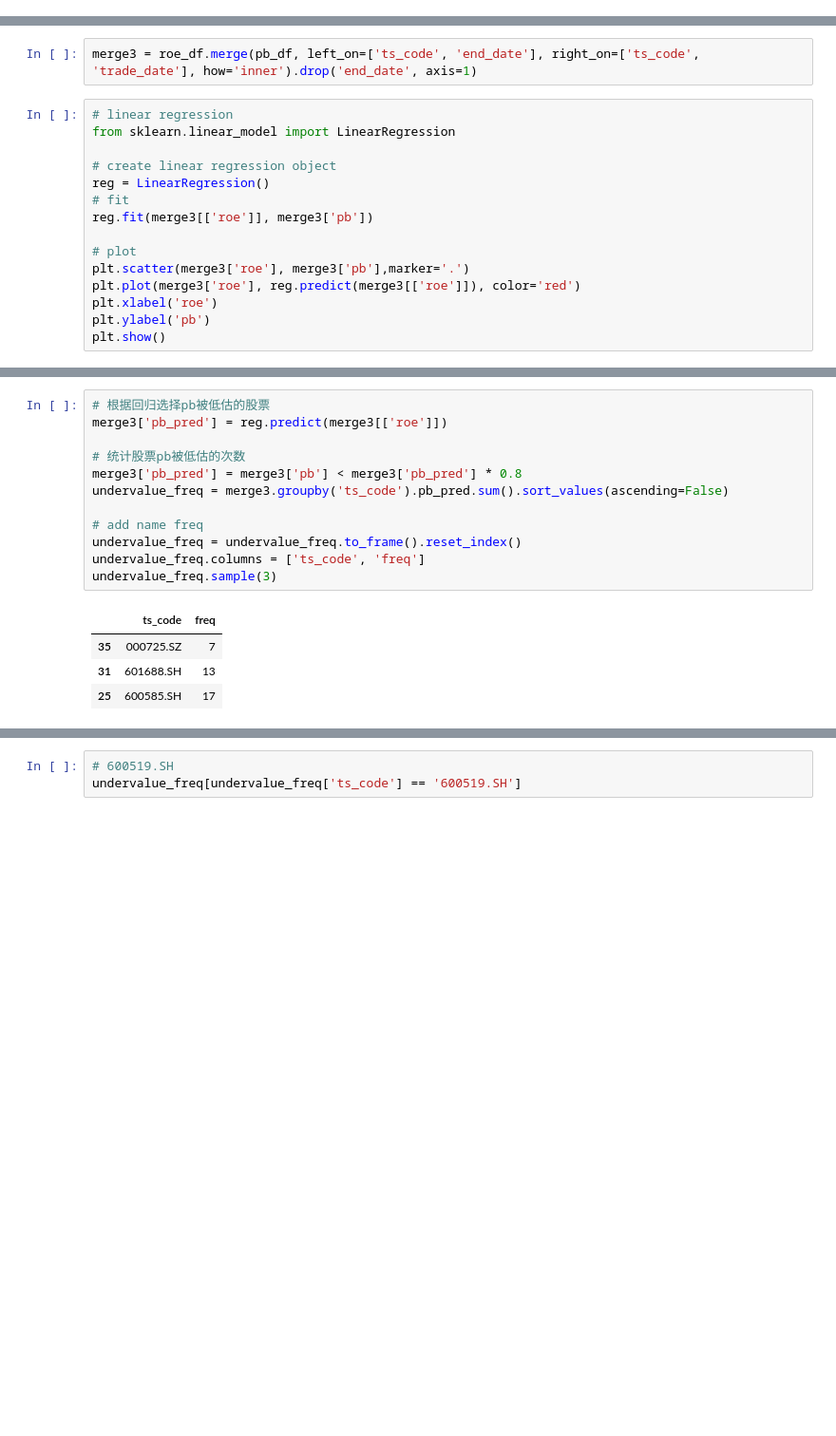
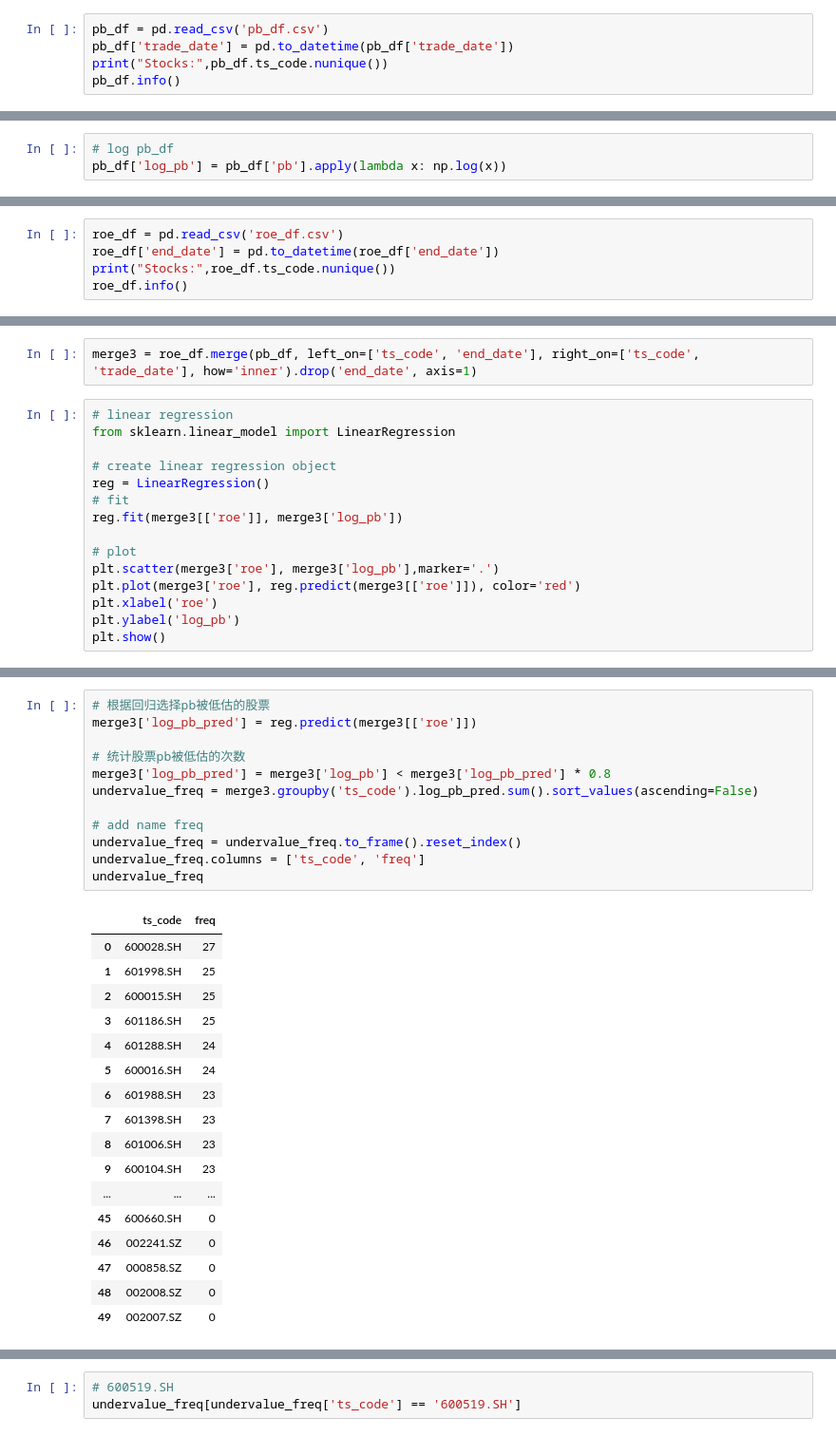
Before and after one commit to daniel620/DRL-for-QT, a Jupyter notebook: PB_ROE/PB_ROE.ipynb, the cells around one changed output, grey strips where cells are left out. Shown: that part at 95% size. Saved outputs shown, nothing was run; the diff lists cells and outputs as text; blank space fills up the shorter version.

```diff
--- a/PB_ROE/PB_ROE.ipynb
+++ b/PB_ROE/PB_ROE.ipynb
@@ -109,0 +116,5 @@ pb_df.tail(10)
+# %%
+pb_df = pd.read_csv('pb_df.csv')
+pb_df['trade_date'] = pd.to_datetime(pb_df['trade_date'])
+print("Stocks:",pb_df.ts_code.nunique())
+pb_df.info()
@@ -110,3 +136,6 @@ pb_df.tail(10)
+# %%
+# log pb_df
+pb_df['log_pb'] = pb_df['pb'].apply(lambda x: np.log(x))
 # %%
 print(pb_df.trade_date.nunique())
 print(pb_df.ts_code.nunique())
@@ -177,3 +207,8 @@ roe_df.tail(10)
 | 1 | 601998.SH | 2022-09-30 | 7.3369 |
 | 2 | 601998.SH | 2022-09-30 | 7.3369 |
 | 0 | 601998.SH | 2022-12-31 | 9.6155 |
+# %%
+roe_df = pd.read_csv('roe_df.csv')
+roe_df['end_date'] = pd.to_datetime(roe_df['end_date'])
+print("Stocks:",roe_df.ts_code.nunique())
+roe_df.info()
@@ -188,12 +235,12 @@ from sklearn.linear_model import LinearRegression
 # create linear regression object
 reg = LinearRegression()
 # fit
-reg.fit(merge3[['roe']], merge3['pb'])
+reg.fit(merge3[['roe']], merge3['log_pb'])
 
 # plot
-plt.scatter(merge3['roe'], merge3['pb'],marker='.')
+plt.scatter(merge3['roe'], merge3['log_pb'],marker='.')
 plt.plot(merge3['roe'], reg.predict(merge3[['roe']]), color='red')
 plt.xlabel('roe')
-plt.ylabel('pb')
+plt.ylabel('log_pb')
 plt.show()
 # %% [output]
@@ -201,20 +248,33 @@ plt.show()
 # %%
 # 根据回归选择pb被低估的股票
-merge3['pb_pred'] = reg.predict(merge3[['roe']])
+merge3['log_pb_pred'] = reg.predict(merge3[['roe']])
 
 # 统计股票pb被低估的次数
-merge3['pb_pred'] = merge3['pb'] < merge3['pb_pred'] * 0.8
-undervalue_freq = merge3.groupby('ts_code').pb_pred.sum().sort_values(ascending=False)
+merge3['log_pb_pred'] = merge3['log_pb'] < merge3['log_pb_pred'] * 0.8
+undervalue_freq = merge3.groupby('ts_code').log_pb_pred.sum().sort_values(ascending=False)
 
 # add name freq
 undervalue_freq = undervalue_freq.to_frame().reset_index()
 undervalue_freq.columns = ['ts_code', 'freq']
-undervalue_freq.sample(3)
+undervalue_freq
 # %% [output]
 |  | ts_code | freq |
-| 35 | 000725.SZ | 7 |
-| 31 | 601688.SH | 13 |
-| 25 | 600585.SH | 17 |
+| 0 | 600028.SH | 27 |
+| 1 | 601998.SH | 25 |
+| 2 | 600015.SH | 25 |
+| 3 | 601186.SH | 25 |
+| 4 | 601288.SH | 24 |
+| 5 | 600016.SH | 24 |
+| 6 | 601988.SH | 23 |
+| 7 | 601398.SH | 23 |
+| 8 | 601006.SH | 23 |
+| 9 | 600104.SH | 23 |
+| ... | ... | ... |
+| 45 | 600660.SH | 0 |
+| 46 | 002241.SZ | 0 |
+| 47 | 000858.SZ | 0 |
+| 48 | 002008.SZ | 0 |
+| 49 | 002007.SZ | 0 |
 # %%
 # scatter pb roe 其中 601800.SH 颜色不同
 test_stock = '600519.SH'
```
Also changed, not shown: parts of 10 cells of this notebook, 2 other files.
